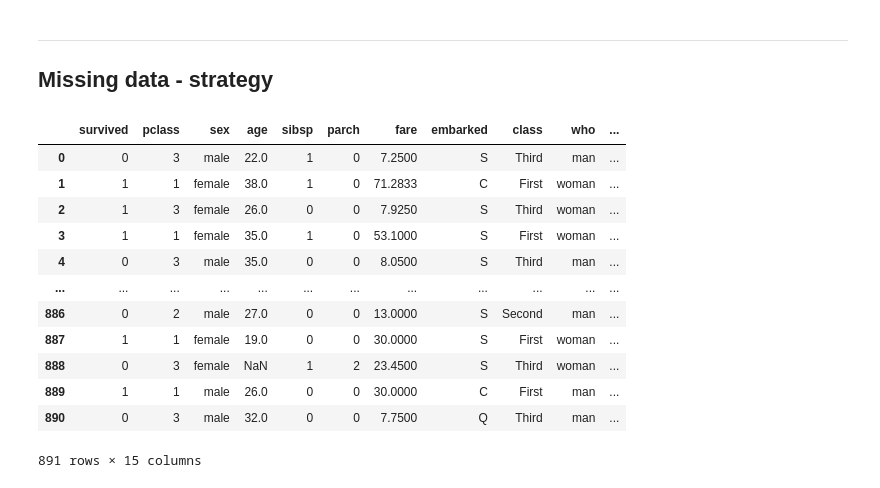
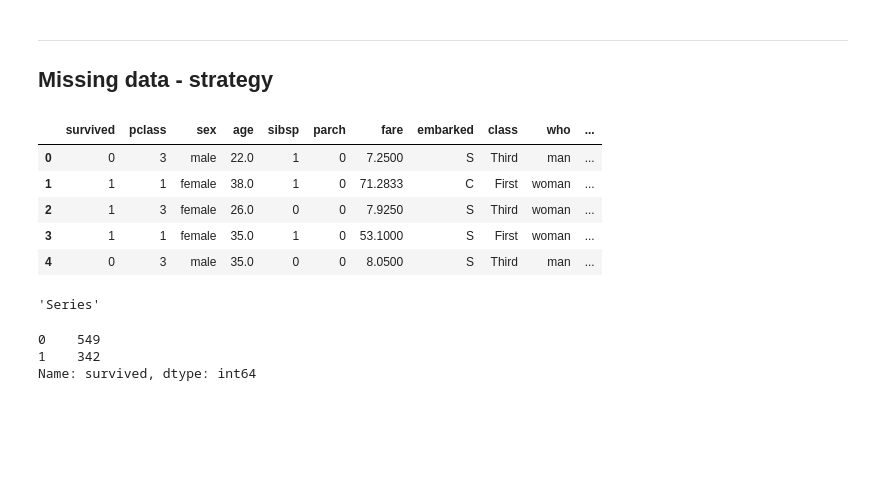
Before and after one commit to Andreas-Svensson/data_processing, a Jupyter notebook: Code-alongs/L1_missing_aggregations.ipynb, the cells around one changed output. Cells and saved outputs as stored; diff of their text form; code cells hidden in the pictures; blank space fills up the shorter version.

Commit message:
working on missing data and aggregations

```diff
--- a/Code-alongs/L1_missing_aggregations.ipynb
+++ b/Code-alongs/L1_missing_aggregations.ipynb
@@ -137,19 +137,23 @@ scores
 # %%
 import seaborn as sns
 
 titanic = sns.load_dataset("titanic")
-titanic
+titanic.head()
 # %% [output]
 |  | survived | pclass | sex | age | sibsp | parch | fare | embarked | class | who | ... |
 | 0 | 0 | 3 | male | 22.0 | 1 | 0 | 7.2500 | S | Third | man | ... |
 | 1 | 1 | 1 | female | 38.0 | 1 | 0 | 71.2833 | C | First | woman | ... |
 | 2 | 1 | 3 | female | 26.0 | 0 | 0 | 7.9250 | S | Third | woman | ... |
 | 3 | 1 | 1 | female | 35.0 | 1 | 0 | 53.1000 | S | First | woman | ... |
 | 4 | 0 | 3 | male | 35.0 | 0 | 0 | 8.0500 | S | Third | man | ... |
-| ... | ... | ... | ... | ... | ... | ... | ... | ... | ... | ... | ... |
-| 886 | 0 | 2 | male | 27.0 | 0 | 0 | 13.0000 | S | Second | man | ... |
-| 887 | 1 | 1 | female | 19.0 | 0 | 0 | 30.0000 | S | First | woman | ... |
-| 888 | 0 | 3 | female | NaN | 1 | 2 | 23.4500 | S | Third | woman | ... |
-| 889 | 1 | 1 | male | 26.0 | 0 | 0 | 30.0000 | C | First | man | ... |
-| 890 | 0 | 3 | male | 32.0 | 0 | 0 | 7.7500 | Q | Third | man | ... |
-891 rows × 15 columns
+# %%
+# DataFrame contains pandas Series objects for each column:
+type(titanic["survived"]).__name__
+# %% [output]
+'Series'
+# %%
+titanic["survived"].value_counts()
+# %% [output]
+0    549
+1    342
+Name: survived, dtype: int64
```
Also changed, not shown: parts of 14 cells of this notebook, 2 other files.
